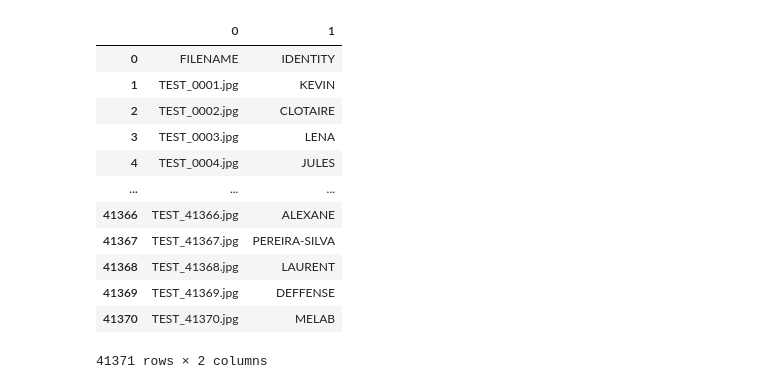
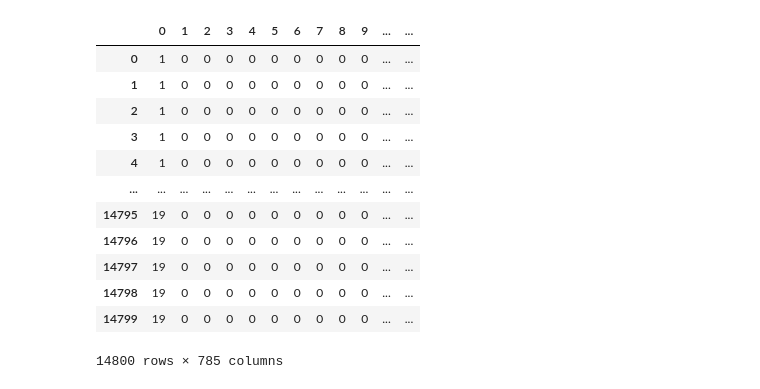
Before and after one commit to jaraycode/handwritten_recognition_IA, a Jupyter notebook: training.ipynb, the cells around one changed output. Cells and saved outputs as stored; diff of their text form; code cells hidden in the pictures.

```diff
--- a/training.ipynb
+++ b/training.ipynb
@@ -9,12 +9,9 @@ Para poder entrenar el modelo en el reconocimiento de letras individuales se usa
 # %%
-import os, sys
+import os
 import matplotlib.pyplot as plt
 import pandas as pd
 import numpy as np
 import tensorflow as tf
-import tensorflow.python.keras as tfks
-from tensorflow.python.keras import utils, layers
-import tensorflow_datasets as tfds
-from infrastructure.modelo_implementation import modelo_implementation as modelo
-DATASET_Jonas = "dataset/archive"
-DATASET_MNIST = "dataset/"
+import math
+
+DATASET_JONAS = "dataset/archive"
@@ -62,17 +47,19 @@ train.iloc
 # %%
-test = pd.read_csv(os.path.join(DATASET_Jonas, "written_name_test_v2.csv"), header=None)
-test
+df_test = pd.read_csv(os.path.join(DATASET_JONAS, "emnist-letters-test.csv"), header=None)
+df_test = df_test.sample(frac=1)
+df_test_label = df_test.pop(0)
+df_test
 # %% [output]
-|  | 0 | 1 |
-| 0 | FILENAME | IDENTITY |
-| 1 | TEST_0001.jpg | KEVIN |
-| 2 | TEST_0002.jpg | CLOTAIRE |
-| 3 | TEST_0003.jpg | LENA |
-| 4 | TEST_0004.jpg | JULES |
-| ... | ... | ... |
-| 41366 | TEST_41366.jpg | ALEXANE |
-| 41367 | TEST_41367.jpg | PEREIRA-SILVA |
-| 41368 | TEST_41368.jpg | LAURENT |
-| 41369 | TEST_41369.jpg | DEFFENSE |
-| 41370 | TEST_41370.jpg | MELAB |
+|  | 0 | 1 | 2 | 3 | 4 | 5 | 6 | 7 | 8 | 9 | ... | ... |
+| 0 | 1 | 0 | 0 | 0 | 0 | 0 | 0 | 0 | 0 | 0 | ... | ... |
+| 1 | 1 | 0 | 0 | 0 | 0 | 0 | 0 | 0 | 0 | 0 | ... | ... |
+| 2 | 1 | 0 | 0 | 0 | 0 | 0 | 0 | 0 | 0 | 0 | ... | ... |
+| 3 | 1 | 0 | 0 | 0 | 0 | 0 | 0 | 0 | 0 | 0 | ... | ... |
+| 4 | 1 | 0 | 0 | 0 | 0 | 0 | 0 | 0 | 0 | 0 | ... | ... |
+| ... | ... | ... | ... | ... | ... | ... | ... | ... | ... | ... | ... | ... |
+| 14795 | 19 | 0 | 0 | 0 | 0 | 0 | 0 | 0 | 0 | 0 | ... | ... |
+| 14796 | 19 | 0 | 0 | 0 | 0 | 0 | 0 | 0 | 0 | 0 | ... | ... |
+| 14797 | 19 | 0 | 0 | 0 | 0 | 0 | 0 | 0 | 0 | 0 | ... | ... |
+| 14798 | 19 | 0 | 0 | 0 | 0 | 0 | 0 | 0 | 0 | 0 | ... | ... |
+| 14799 | 19 | 0 | 0 | 0 | 0 | 0 | 0 | 0 | 0 | 0 | ... | ... |
-41371 rows × 2 columns
+14800 rows × 785 columns
```
Also changed, not shown: parts of 11 cells of this notebook, 2 other files.
